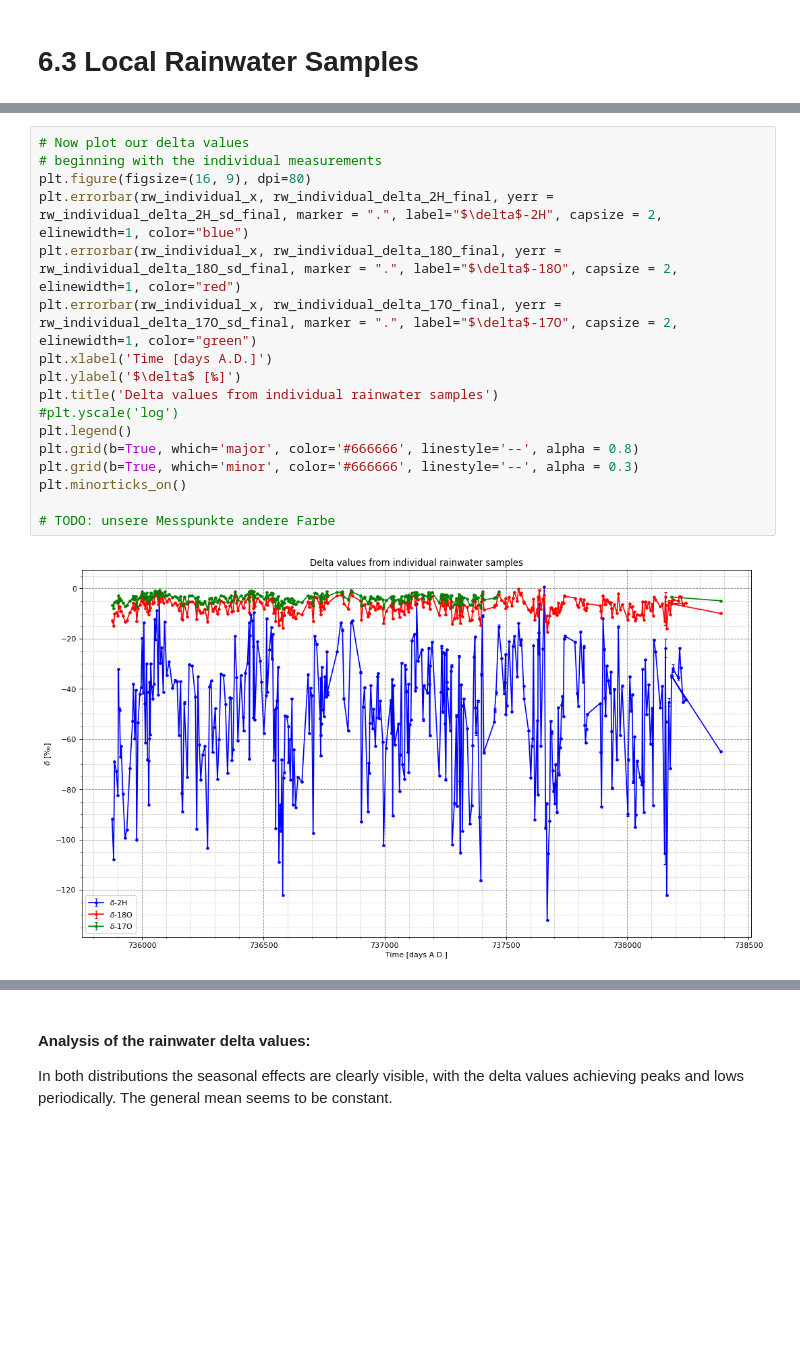
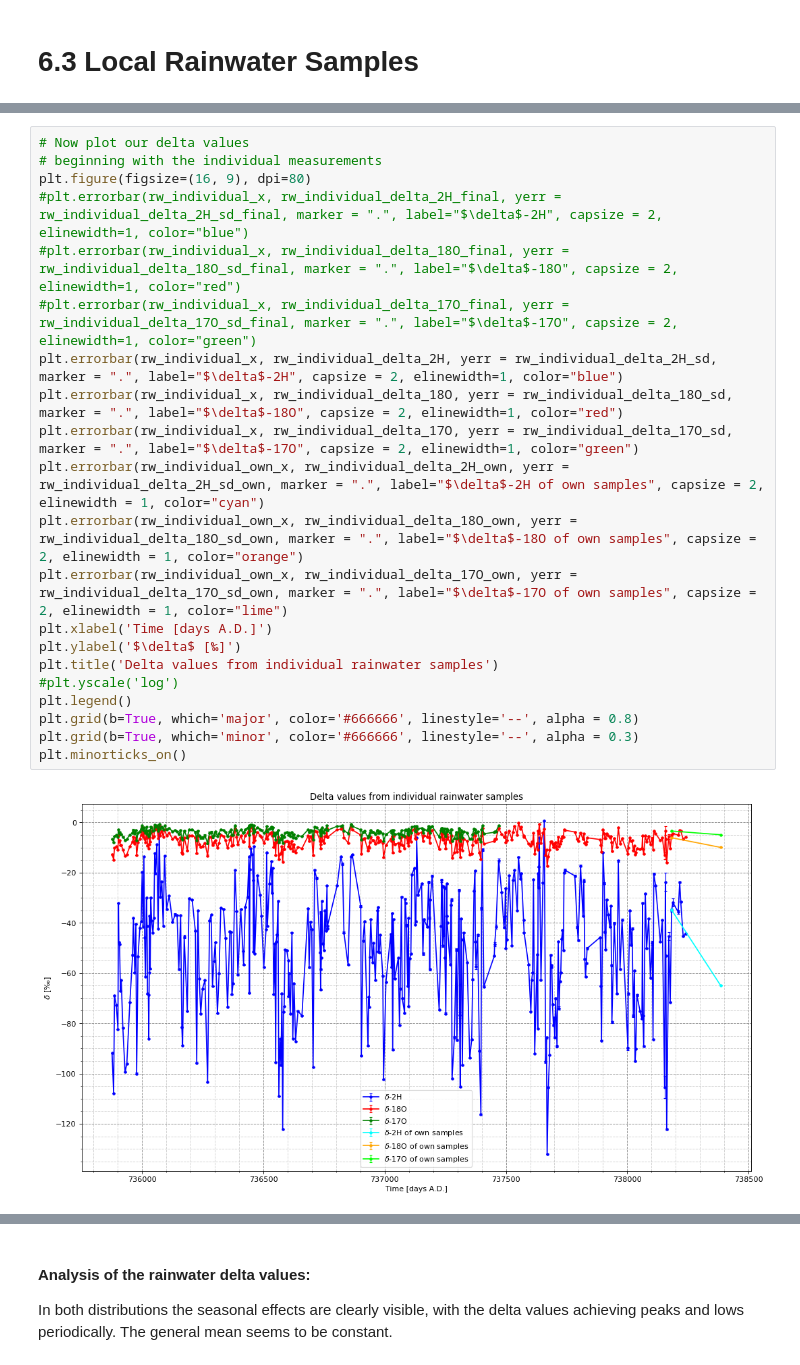
Before and after one commit to fexfl/FP, a Jupyter notebook: F55/F55 Analysis.ipynb, the cells around one changed output, grey strips where cells are left out. Drawn from its saved outputs; the diff is of its cells as text; blank space fills up the shorter version.

Commit message:
Changed Color of own rainwater samples

```diff
--- a/F55/F55 Analysis.ipynb
+++ b/F55/F55 Analysis.ipynb
@@ -1170,21 +1187,25 @@ rw_means_delta_17O_sd_final = np.append(rw_means_delta_17O_sd, [rainwater_sample
 # %%
 # Now plot our delta values
 # beginning with the individual measurements
 plt.figure(figsize=(16, 9), dpi=80)
-plt.errorbar(rw_individual_x, rw_individual_delta_2H_final, yerr = rw_individual_delta_2H_sd_final, marker = ".", label="$\delta$-2H", capsize = 2, elinewidth=1, color="blue")
-plt.errorbar(rw_individual_x, rw_individual_delta_18O_final, yerr = rw_individual_delta_18O_sd_final, marker = ".", label="$\delta$-18O", capsize = 2, elinewidth=1, color="red")
-plt.errorbar(rw_individual_x, rw_individual_delta_17O_final, yerr = rw_individual_delta_17O_sd_final, marker = ".", label="$\delta$-17O", capsize = 2, elinewidth=1, color="green")
+#plt.errorbar(rw_individual_x, rw_individual_delta_2H_final, yerr = rw_individual_delta_2H_sd_final, marker = ".", label="$\delta$-2H", capsize = 2, elinewidth=1, color="blue")
+#plt.errorbar(rw_individual_x, rw_individual_delta_18O_final, yerr = rw_individual_delta_18O_sd_final, marker = ".", label="$\delta$-18O", capsize = 2, elinewidth=1, color="red")
+#plt.errorbar(rw_individual_x, rw_individual_delta_17O_final, yerr = rw_individual_delta_17O_sd_final, marker = ".", label="$\delta$-17O", capsize = 2, elinewidth=1, color="green")
+plt.errorbar(rw_individual_x, rw_individual_delta_2H, yerr = rw_individual_delta_2H_sd, marker = ".", label="$\delta$-2H", capsize = 2, elinewidth=1, color="blue")
+plt.errorbar(rw_individual_x, rw_individual_delta_18O, yerr = rw_individual_delta_18O_sd, marker = ".", label="$\delta$-18O", capsize = 2, elinewidth=1, color="red")
+plt.errorbar(rw_individual_x, rw_individual_delta_17O, yerr = rw_individual_delta_17O_sd, marker = ".", label="$\delta$-17O", capsize = 2, elinewidth=1, color="green")
+plt.errorbar(rw_individual_own_x, rw_individual_delta_2H_own, yerr = rw_individual_delta_2H_sd_own, marker = ".", label="$\delta$-2H of own samples", capsize = 2, elinewidth = 1, color="cyan")
+plt.errorbar(rw_individual_own_x, rw_individual_delta_18O_own, yerr = rw_individual_delta_18O_sd_own, marker = ".", label="$\delta$-18O of own samples", capsize = 2, elinewidth = 1, color="orange")
+plt.errorbar(rw_individual_own_x, rw_individual_delta_17O_own, yerr = rw_individual_delta_17O_sd_own, marker = ".", label="$\delta$-17O of own samples", capsize = 2, elinewidth = 1, color="lime")
 plt.xlabel('Time [days A.D.]')
 plt.ylabel('$\delta$ [‰]')
 plt.title('Delta values from individual rainwater samples')
 #plt.yscale('log')
 plt.legend()
 plt.grid(b=True, which='major', color='#666666', linestyle='--', alpha = 0.8)
 plt.grid(b=True, which='minor', color='#666666', linestyle='--', alpha = 0.3)
 plt.minorticks_on()
-
-# TODO: unsere Messpunkte andere Farbe
 # %% [output]
-[figure, old version]
+[figure, new version]
 # %%
 plt.figure(figsize=(16, 9), dpi=80)
```
Also changed, not shown: parts of 2 cells of this notebook.
